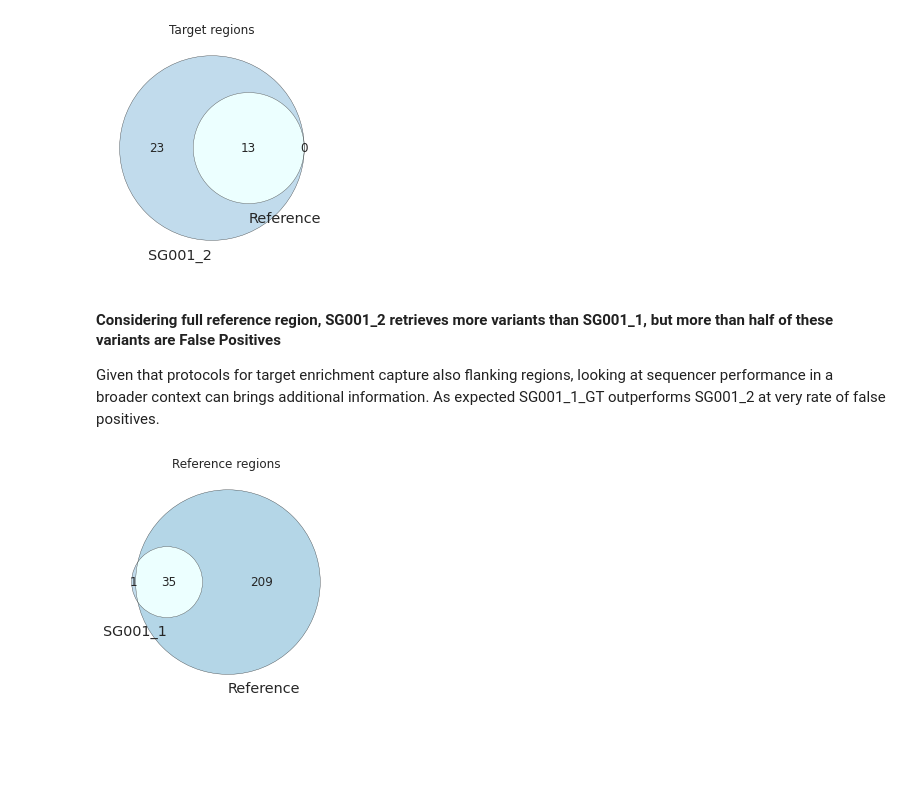
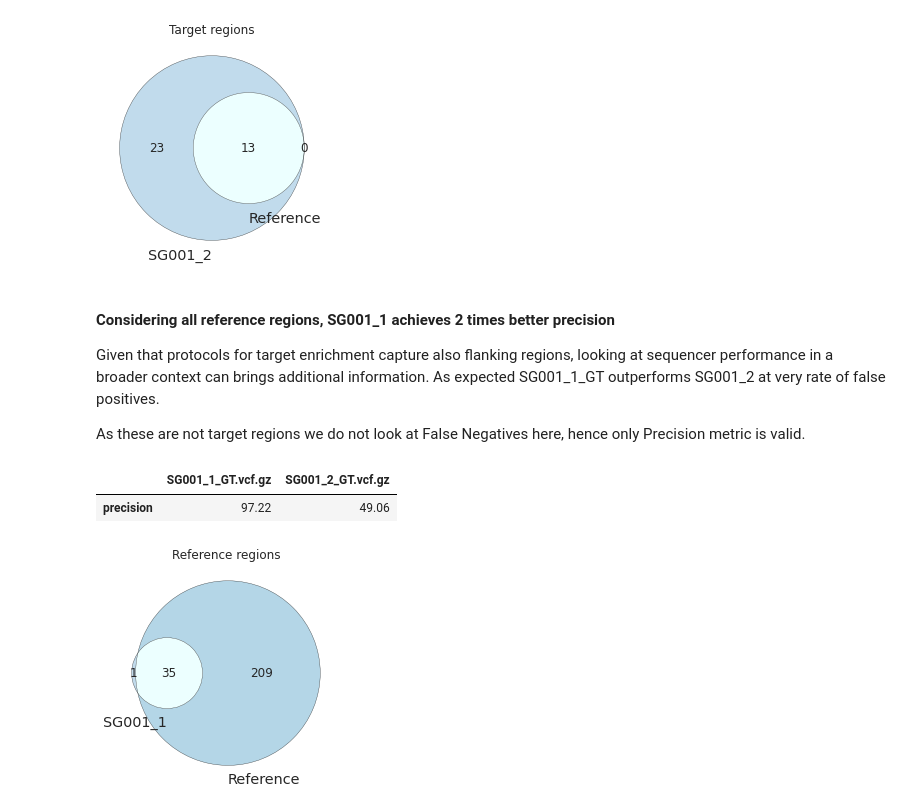
Before and after one commit to ksanao/variant_QC, a Jupyter notebook: notebooks/01_compare_sequencers.ipynb, the cells around one changed output. Cells and saved outputs as stored; diff of their text form; code cells hidden in the pictures; blank space fills up the shorter version.

```diff
--- a/notebooks/01_compare_sequencers.ipynb
+++ b/notebooks/01_compare_sequencers.ipynb
@@ -226,8 +226,19 @@ plot_var_venn("SG001_2_GT.vcf.gz", "SG001_ref.vcf.gz", target_vars, common_vars,
 [figure]
 [figure]
 # %% [markdown]
-#### Considering full reference region, SG001_2 retrieves more variants than SG001_1, but more than half of these variants are False Positives
+#### Considering all reference regions, SG001_1 achieves 2 times better precision
 Given that protocols for target enrichment capture also flanking regions, looking at sequencer performance in a broader context can brings additional information. As expected SG001_1_GT outperforms SG001_2 at very rate of false positives.
+
+As these are not target regions we do not look at False Negatives here, hence only Precision metric is valid.
+# %%
+precision, sensitivity, f1 = accuracy_metrics("SG001_1_GT.vcf.gz", "SG001_ref.vcf.gz", ref_vars, common_vars, compare_to='Reference')
+df_accuracy = pd.DataFrame({"SG001_1_GT.vcf.gz":[precision]}, index = ['precision'])
+precision, sensitivity, f1 = accuracy_metrics("SG001_2_GT.vcf.gz", "SG001_ref.vcf.gz", ref_vars, common_vars, compare_to='Reference')
+df_accuracy["SG001_2_GT.vcf.gz"] = [precision]
+df_accuracy
+# %% [output]
+|  | SG001_1_GT.vcf.gz | SG001_2_GT.vcf.gz |
+| precision | 97.22 | 49.06 |
 # %%
 plot_var_venn("SG001_1_GT.vcf.gz", "SG001_ref.vcf.gz", ref_vars, common_vars, compare_to='Reference')
 plot_var_venn("SG001_2_GT.vcf.gz", "SG001_ref.vcf.gz", ref_vars, common_vars, compare_to='Reference')
```
Also changed, not shown: parts of 1 cell of this notebook, 2 other files.
